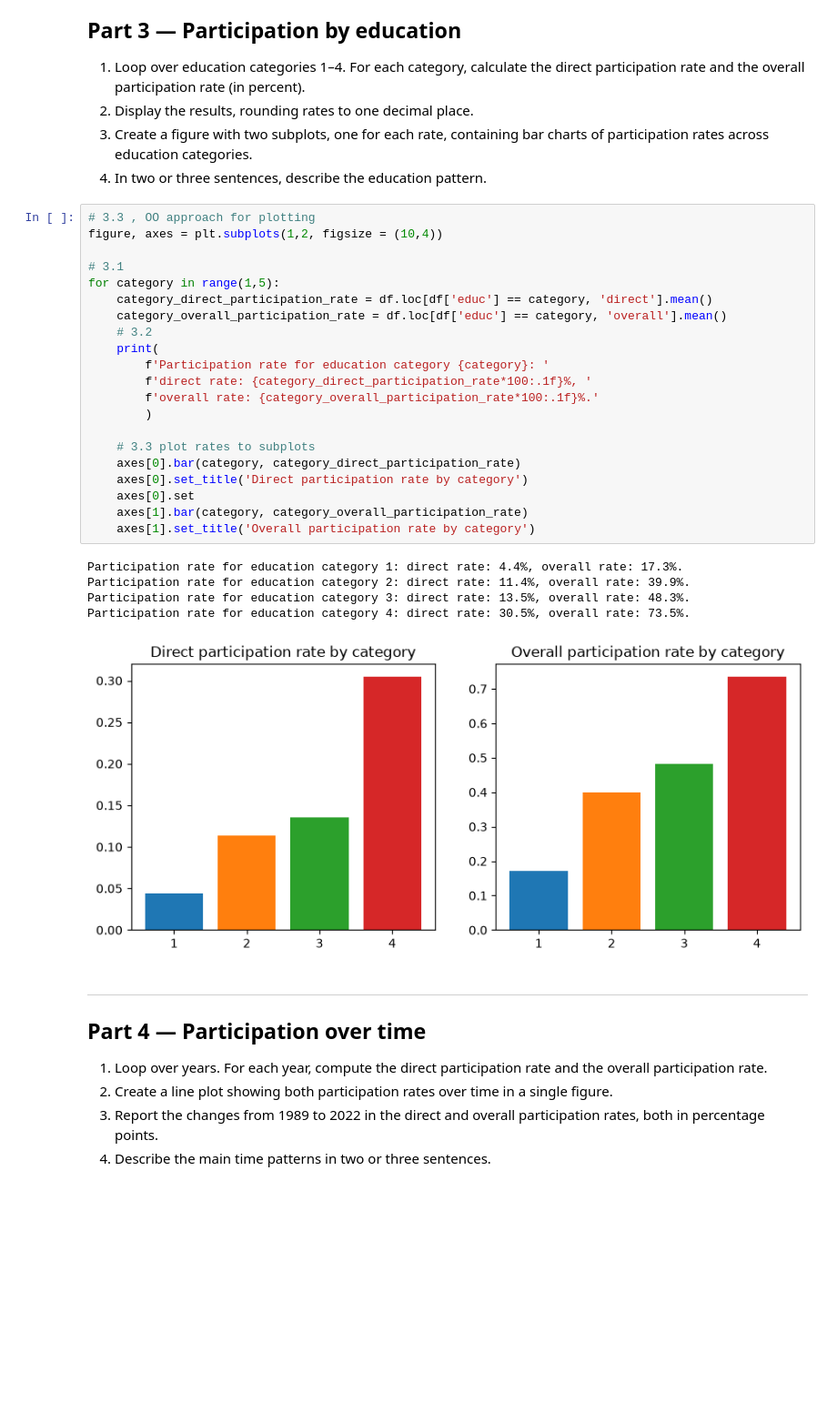
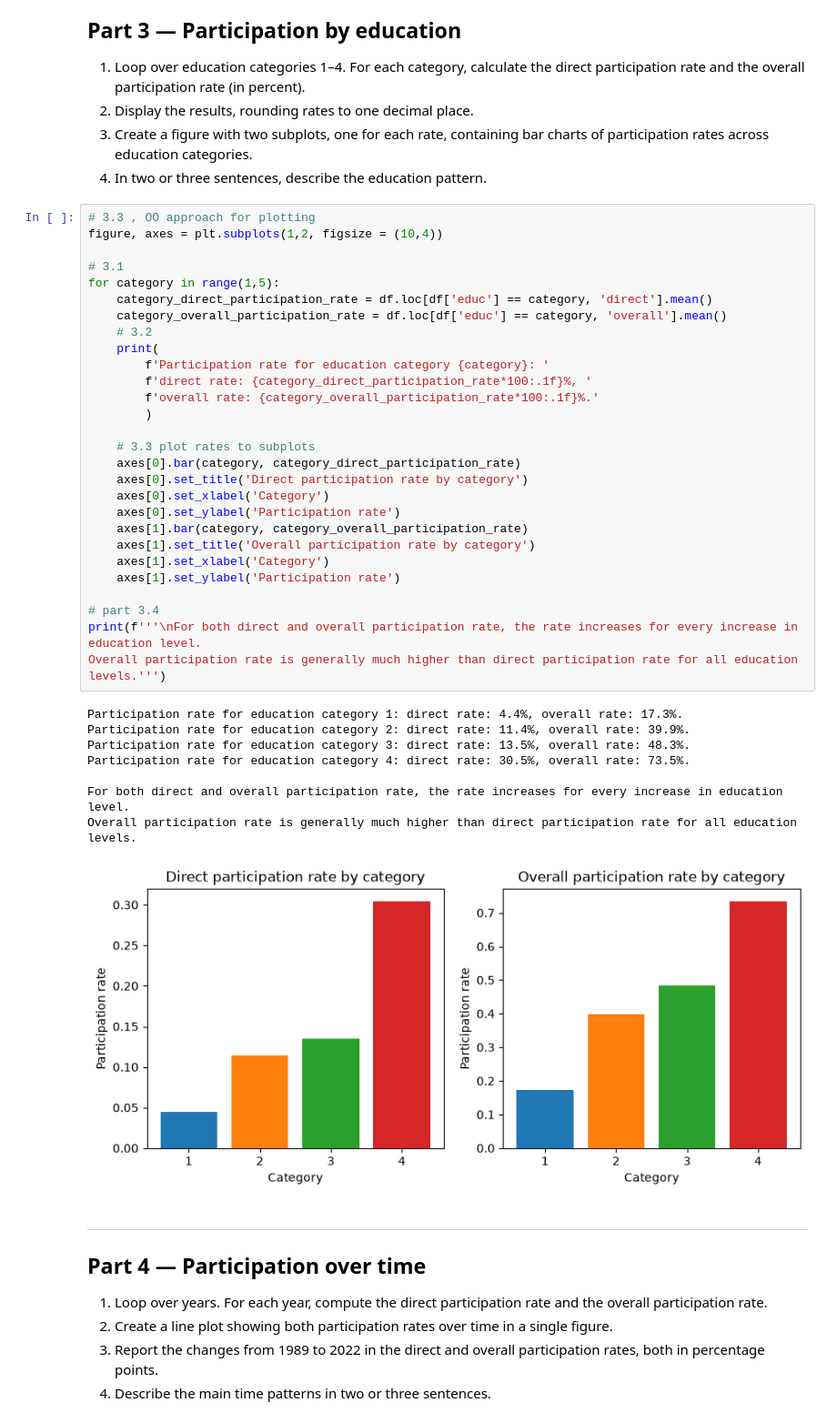
Before and after one commit to hflaten/tech2-HTFassignment3, a Jupyter notebook: assignment3.ipynb, the cells around one changed output. Shown at 91% size. Drawn from its saved outputs; the diff is of its cells as text; blank space fills up the shorter version.

```diff
--- a/assignment3.ipynb
+++ b/assignment3.ipynb
@@ -211,30 +211,40 @@ Overall participation rate in final sample: 49.41%.
 # %%
 # 3.3 , OO approach for plotting
 figure, axes = plt.subplots(1,2, figsize = (10,4))
 
 # 3.1
 for category in range(1,5):
     category_direct_participation_rate = df.loc[df['educ'] == category, 'direct'].mean()
     category_overall_participation_rate = df.loc[df['educ'] == category, 'overall'].mean()
     # 3.2
     print(
         f'Participation rate for education category {category}: '
         f'direct rate: {category_direct_participation_rate*100:.1f}%, '
         f'overall rate: {category_overall_participation_rate*100:.1f}%.'
         )
 
     # 3.3 plot rates to subplots
     axes[0].bar(category, category_direct_participation_rate)
     axes[0].set_title('Direct participation rate by category')
-    axes[0].set
+    axes[0].set_xlabel('Category')
+    axes[0].set_ylabel('Participation rate')
     axes[1].bar(category, category_overall_participation_rate)
     axes[1].set_title('Overall participation rate by category')
+    axes[1].set_xlabel('Category')
+    axes[1].set_ylabel('Participation rate')
+
+# part 3.4
+print(f'''\nFor both direct and overall participation rate, the rate increases for every increase in education level.
+Overall participation rate is generally much higher than direct participation rate for all education levels.''')
 # %% [output]
 Participation rate for education category 1: direct rate: 4.4%, overall rate: 17.3%.
 Participation rate for education category 2: direct rate: 11.4%, overall rate: 39.9%.
 Participation rate for education category 3: direct rate: 13.5%, overall rate: 48.3%.
 Participation rate for education category 4: direct rate: 30.5%, overall rate: 73.5%.
+
+For both direct and overall participation rate, the rate increases for every increase in education level.
+Overall participation rate is generally much higher than direct participation rate for all education levels.
-[figure, old version]
+[figure, new version]
 # %% [markdown]
 ***
 ## Part 4 — Participation over time
```
